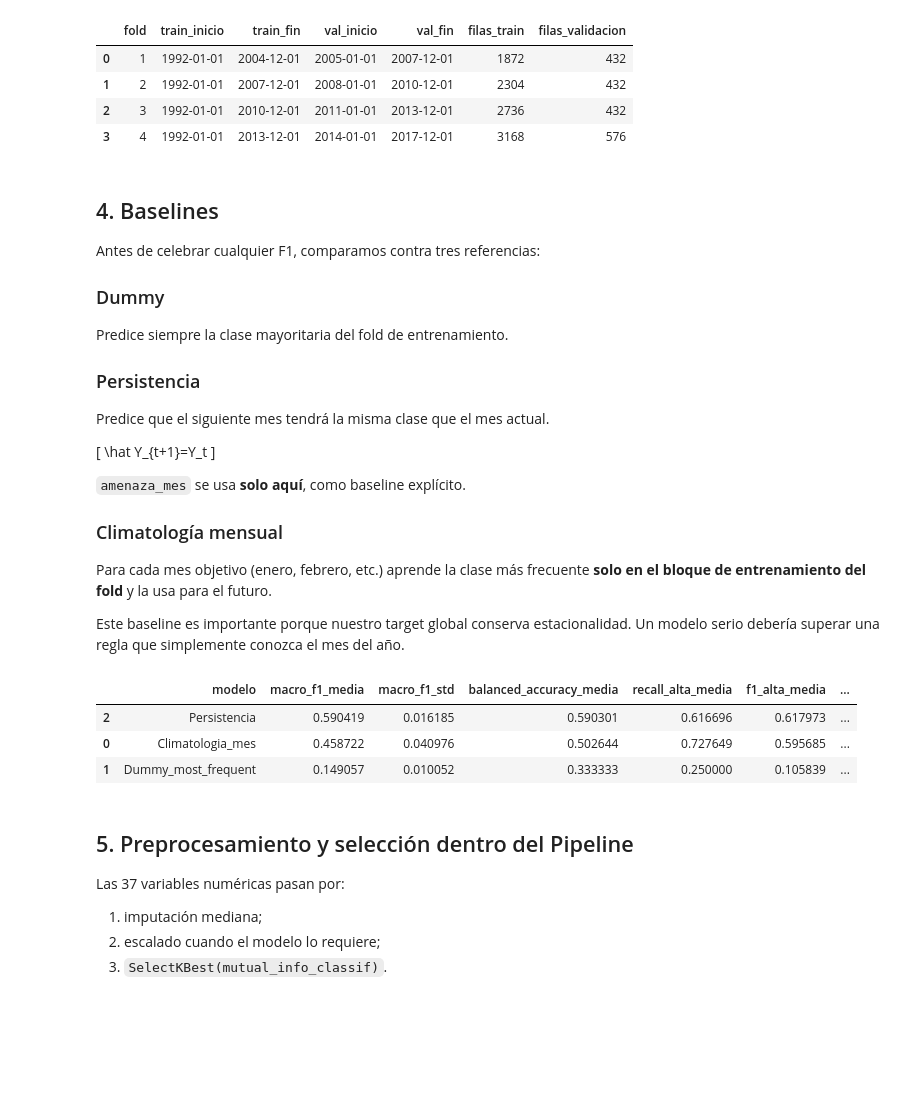
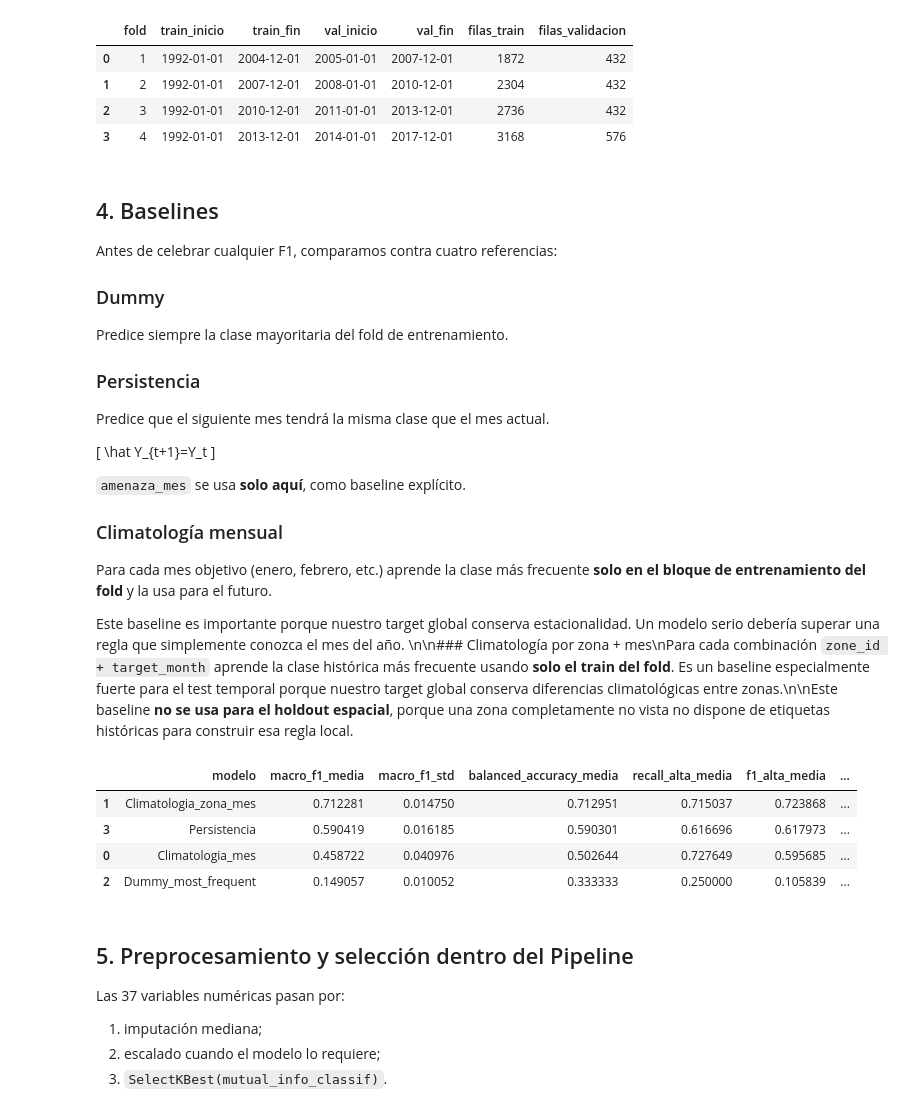
Before and after one commit to kathyforero/rain-threat-classifier, a Jupyter notebook: modelo/06_entrenar_comparar_modelos.ipynb, the cells around one changed output. Saved outputs shown, nothing was run; the diff lists cells and outputs as text; code cells hidden in the pictures; blank space fills up the shorter version.

```diff
--- a/modelo/06_entrenar_comparar_modelos.ipynb
+++ b/modelo/06_entrenar_comparar_modelos.ipynb
@@ -358,7 +358,7 @@ fold_report
 
 ## 4. Baselines
 
-Antes de celebrar cualquier F1, comparamos contra tres referencias:
+Antes de celebrar cualquier F1, comparamos contra cuatro referencias:
 
 ### Dummy
 Predice siempre la clase mayoritaria del fold de entrenamiento.
@@ -376,6 +376,7 @@ Predice que el siguiente mes tendrá la misma clase que el mes actual.
 Para cada mes objetivo (enero, febrero, etc.) aprende la clase más frecuente **solo en el bloque de entrenamiento del fold** y la usa para el futuro.
 
 Este baseline es importante porque nuestro target global conserva estacionalidad. Un modelo serio debería superar una regla que simplemente conozca el mes del año.
+\n\n### Climatología por zona + mes\nPara cada combinación `zone_id + target_month` aprende la clase histórica más frecuente usando **solo el train del fold**. Es un baseline especialmente fuerte para el test temporal porque nuestro target global conserva diferencias climatológicas entre zonas.\n\nEste baseline **no se usa para el holdout espacial**, porque una zona completamente no vista no dispone de etiquetas históricas para construir esa regla local.
 # %%
 
 def metric_row(
@@ -513,6 +514,42 @@ for fold_number, (tr_idx, va_idx) in enumerate(
         )
     )
 
+    # Climatología local zona + mes objetivo.
+    # Solo es válida aquí porque los folds temporales evalúan las mismas
+    # zonas de desarrollo ya presentes en el bloque de entrenamiento.
+    zone_month_climatology = (
+        fold_train.assign(
+            target_int=(
+                fold_train["target_amenaza"]
+                .map(TARGET_TO_INT)
+                .astype(int)
+            )
+        )
+        .groupby(["zone_id", "target_month"])["target_int"]
+        .agg(lambda s: s.value_counts().idxmax())
+        .to_dict()
+    )
+
+    pred_zone_month = np.array([
+        zone_month_climatology.get(
+            (zone_id, target_month),
+            climatology.get(target_month, global_majority),
+        )
+        for zone_id, target_month in zip(
+            fold_val["zone_id"],
+            fold_val["target_month"],
+        )
+    ], dtype=int)
+
+    baseline_rows.append(
+        metric_row(
+            y_va,
+            pred_zone_month,
+            "Climatologia_zona_mes",
+            fold_number,
+        )
+    )
+
 baseline_fold_metrics = pd.DataFrame(
     baseline_rows
 )
@@ -527,36 +564,37 @@ baseline_summary = (
             "balanced_accuracy",
             "mean",
         ),
         recall_alta_media=("recall_alta", "mean"),
         f1_alta_media=("f1_alta", "mean"),
         f1_media_media=("f1_media", "mean"),
         f1_baja_media=("f1_baja", "mean"),
     )
     .reset_index()
     .sort_values(
         "macro_f1_media",
         ascending=False,
     )
 )
 
 baseline_fold_metrics.to_csv(
     OUTPUT_DIR / "baselines_por_fold.csv",
     index=False,
     encoding="utf-8-sig",
 )
 
 baseline_summary.to_csv(
     OUTPUT_DIR / "baselines_resumen.csv",
     index=False,
     encoding="utf-8-sig",
 )
 
 baseline_summary
 # %% [output]
 |  | modelo | macro_f1_media | macro_f1_std | balanced_accuracy_media | recall_alta_media | f1_alta_media | ... |
-| 2 | Persistencia | 0.590419 | 0.016185 | 0.590301 | 0.616696 | 0.617973 | ... |
+| 1 | Climatologia_zona_mes | 0.712281 | 0.014750 | 0.712951 | 0.715037 | 0.723868 | ... |
+| 3 | Persistencia | 0.590419 | 0.016185 | 0.590301 | 0.616696 | 0.617973 | ... |
 | 0 | Climatologia_mes | 0.458722 | 0.040976 | 0.502644 | 0.727649 | 0.595685 | ... |
-| 1 | Dummy_most_frequent | 0.149057 | 0.010052 | 0.333333 | 0.250000 | 0.105839 | ... |
+| 2 | Dummy_most_frequent | 0.149057 | 0.010052 | 0.333333 | 0.250000 | 0.105839 | ... |
 # %% [markdown]
 
 ## 5. Preprocesamiento y selección dentro del Pipeline
```
Also changed, not shown: parts of 5 cells of this notebook, 45 other files.
